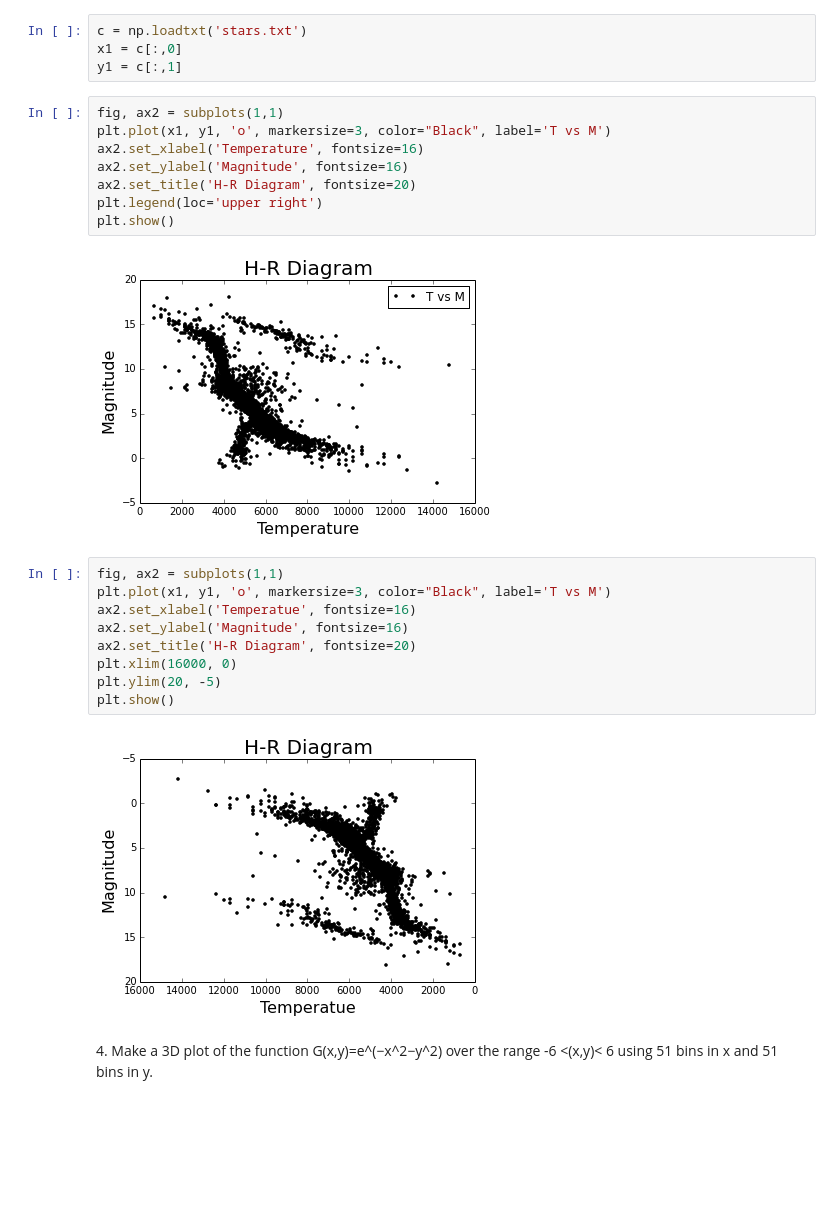
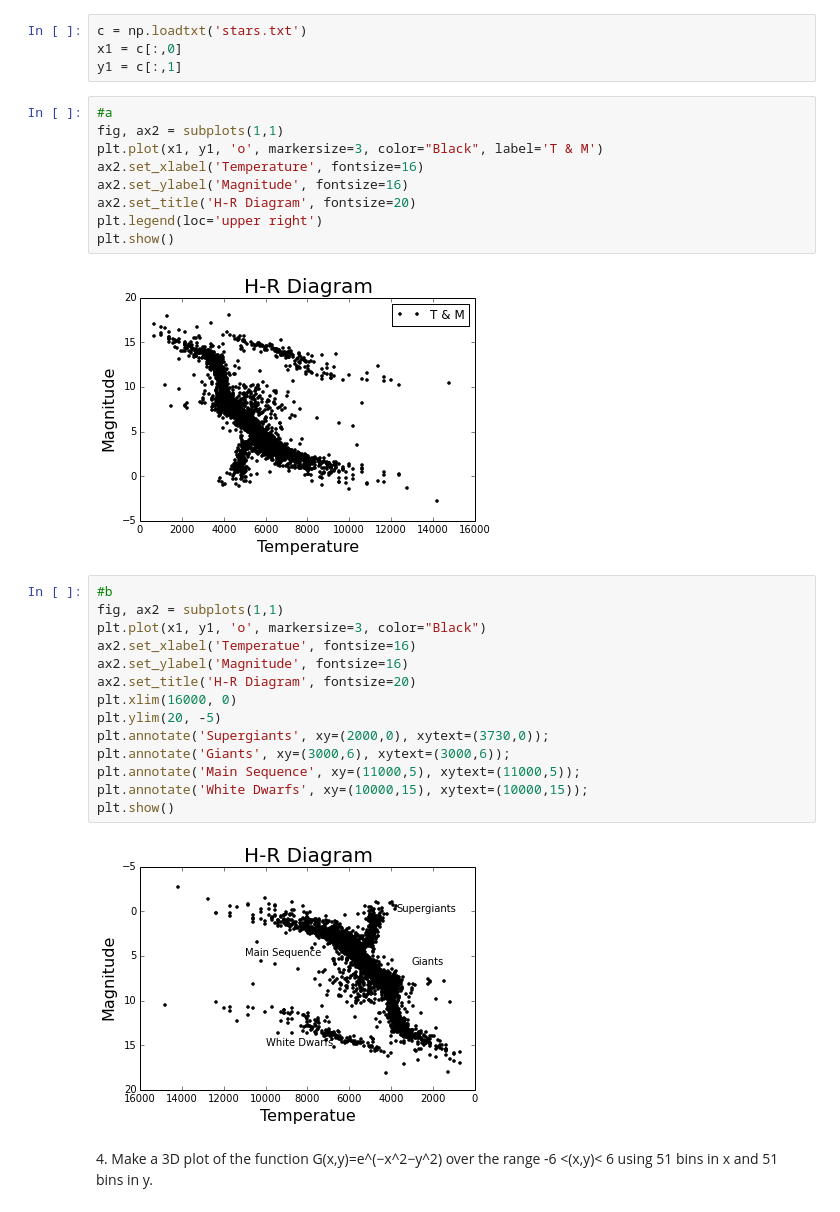
Before and after one commit to cspearso/PHYS202-S14, a Jupyter notebook: Graphics/GraphicsExercises.ipynb, the cells around one changed output. Drawn from its saved outputs; the diff is of its cells as text; blank space fills up the shorter version.

```diff
--- a/Graphics/GraphicsExercises.ipynb
+++ b/Graphics/GraphicsExercises.ipynb
@@ -120,26 +140,32 @@ c = np.loadtxt('stars.txt')
 x1 = c[:,0]
 y1 = c[:,1]
 # %%
+#a
 fig, ax2 = subplots(1,1)
-plt.plot(x1, y1, 'o', markersize=3, color="Black", label='T vs M')
+plt.plot(x1, y1, 'o', markersize=3, color="Black", label='T & M')
 ax2.set_xlabel('Temperature', fontsize=16)
 ax2.set_ylabel('Magnitude', fontsize=16)
 ax2.set_title('H-R Diagram', fontsize=20)
 plt.legend(loc='upper right')
 plt.show()
 # %% [output]
-[figure, old version]
+[figure, new version]
 # %%
+#b
 fig, ax2 = subplots(1,1)
-plt.plot(x1, y1, 'o', markersize=3, color="Black", label='T vs M')
+plt.plot(x1, y1, 'o', markersize=3, color="Black")
 ax2.set_xlabel('Temperatue', fontsize=16)
 ax2.set_ylabel('Magnitude', fontsize=16)
 ax2.set_title('H-R Diagram', fontsize=20)
 plt.xlim(16000, 0)
 plt.ylim(20, -5)
+plt.annotate('Supergiants', xy=(2000,0), xytext=(3730,0));
+plt.annotate('Giants', xy=(3000,6), xytext=(3000,6));
+plt.annotate('Main Sequence', xy=(11000,5), xytext=(11000,5));
+plt.annotate('White Dwarfs', xy=(10000,15), xytext=(10000,15));
 plt.show()
 # %% [output]
-[figure, old version]
+[figure, new version]
 # %% [markdown]
 4\. Make a 3D plot of the function G(x,y)=e^(−x^2−y^2) over the range -6 <(x,y)< 6 using 51 bins in x and 51 bins in y.
 # %%
```
Also changed, not shown: parts of 3 cells of this notebook.
